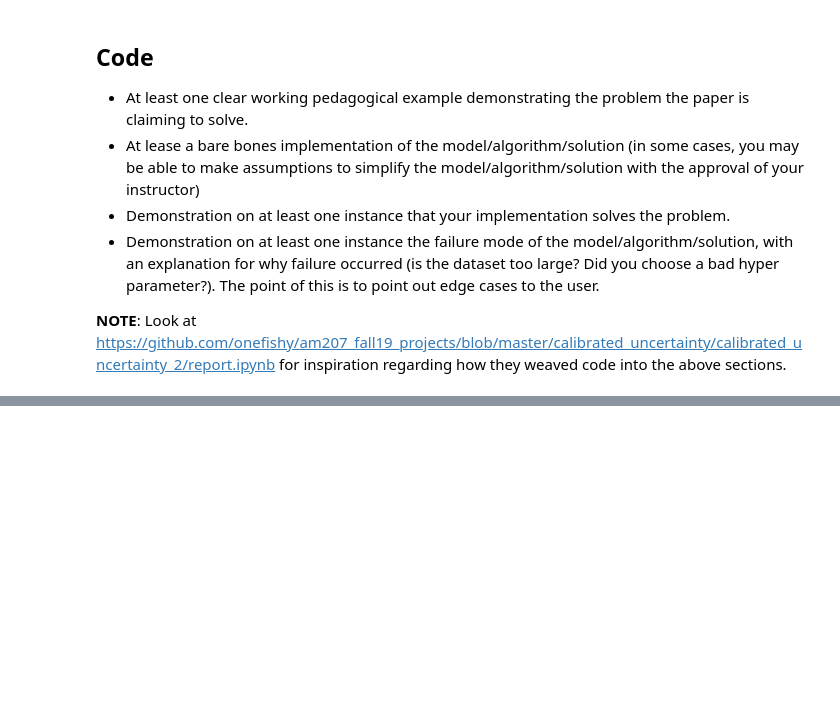
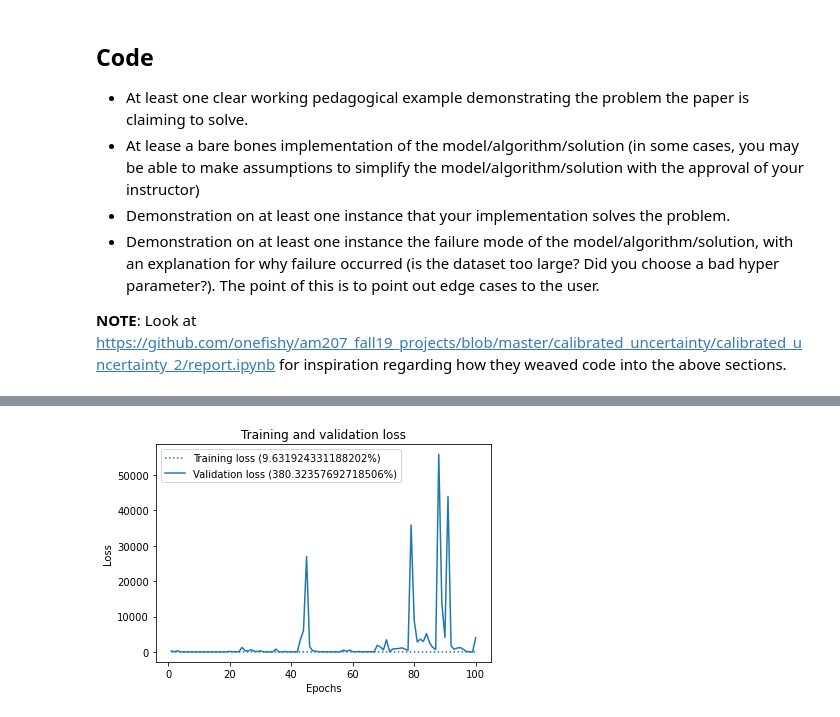
Before and after one commit to itsjohnward/am207-wilds, a Jupyter notebook: wilds.ipynb, the cells around one changed output, grey strips where cells are left out. Cells and saved outputs as stored; diff of their text form; code cells hidden in the pictures; blank space fills up the shorter version.

```diff
--- a/wilds.ipynb
+++ b/wilds.ipynb
@@ -239,0 +240,75 @@ _________________________________________________________________
+# %%
+from wilds import get_dataset
+import torchvision.transforms as transforms
+
+# Load the full dataset, and download it if necessary
+dataset = get_dataset(dataset='iwildcam', download=True)
+
+transformations = transforms.Compose([transforms.Resize((150,150)),
+                                      transforms.ToTensor()])
+train_data = dataset.get_subset('train', transform=transformations)
+test_data = dataset.get_subset('test', transform=transformations)
+# %%
+X_train = np.array([d[0].numpy() for d in train_data]).reshape((len(X_train), 150, 150, 3))
+y_train = np.array([d[1] for d in train_data])
+X_test = np.array([d[0].numpy() for d in test_data]).reshape((len(X_test), 150, 150, 3))
+y_test = np.array([d[1] for d in test_data])
+# %%
+X_train = X_train.reshape((len(X_train), 150, 150, 3))
+X_test = X_test.reshape((len(X_test), 150, 150, 3))
+# %%
+from tensorflow.keras import losses, optimizers
+from tensorflow import keras
+
+def get_tensor_model():
+    # classes_num = 182
+    # pool_size = 4
+    # lr = 0.001
+    # nb_filters1 = 32
+    # nb_filters2 = 64
+    # conv1_size = 3
+    # conv2_size = 2
+    # img_width, img_height = 150, 150
+    # model = models.Sequential()
+    # model.add(layers.Convolution2D(nb_filters1, conv1_size, conv1_size,
+    #                                padding='same',
+    #                                input_shape=(3, img_width, img_height),
+    #                                data_format='channels_first'))
+    # model.add(layers.Activation("relu"))
+    # model.add(layers.MaxPooling2D(pool_size=(pool_size, pool_size)))
+
+    # model.add(layers.Convolution2D(nb_filters2, conv2_size, conv2_size,
+    #                                padding='same'))
+    # model.add(layers.Activation("relu"))
+    # model.add(layers.MaxPooling2D(pool_size=(pool_size, pool_size),
+    #                               padding='same'))
+    # model.add(layers.Flatten())
+    # model.add(layers.Dense(256))
+    # model.add(layers.Activation("relu"))
+    # model.add(layers.Dropout(0.5))
+    # model.add(layers.Dense(1, activation='softmax'))
+
+    # model.summary()
+
+    # model.compile(loss='categorical_crossentropy',
+    #             optimizer=optimizers.RMSprop(lr=lr),
+    #             metrics=['accuracy'])
+    input_shape = (150, 150, 3)
+    classes_num = 182
+    inputs = keras.Input(shape=input_shape)
+    # x = layers.Rescaling(1.0 / 255)(inputs)  # Rescale inputs
+    outputs = keras.applications.ResNet50(  # Add the rest of the model
+        weights=None, input_shape=input_shape, classes=classes_num
+    )(inputs)
+    model = keras.Model(inputs, outputs)
+    model.summary()
+    model.compile(optimizer="rmsprop", loss="sparse_categorical_crossentropy")
+    return model
+
+history = get_tensor_model().fit(X_train[:100], y_train[:100],
+                                 validation_data=(X_test[:100], y_test[:100]),
+                                 epochs=100,
+                                 verbose=1).history
+
+plot_loss(history)
+# %% [output]
@@ -240,3 +332,4 @@ _________________________________________________________________
+[figure, added]
 # %%
 from adapt.feature_based import CORAL
 from tensorflow.keras.callbacks import Callback
```
Also changed, not shown: parts of 5 cells of this notebook, 2 other files.
